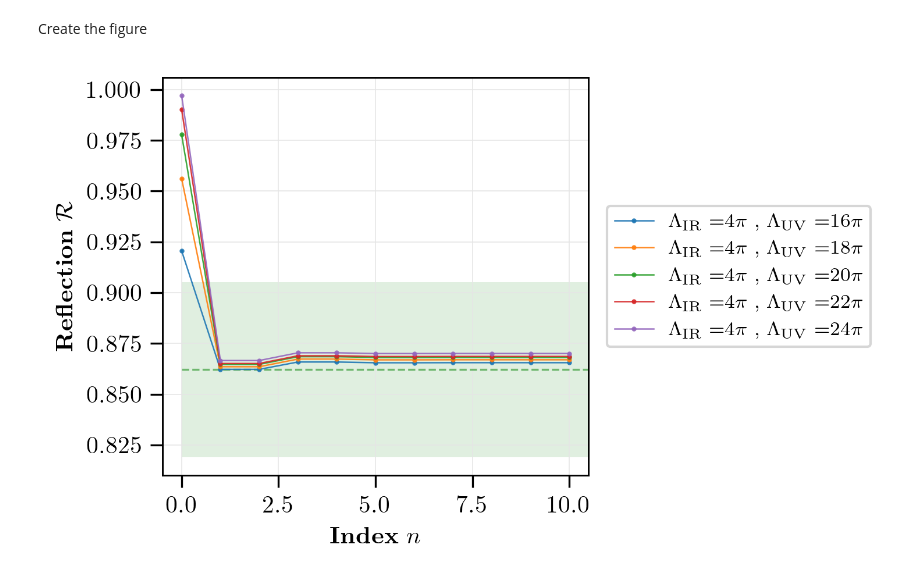
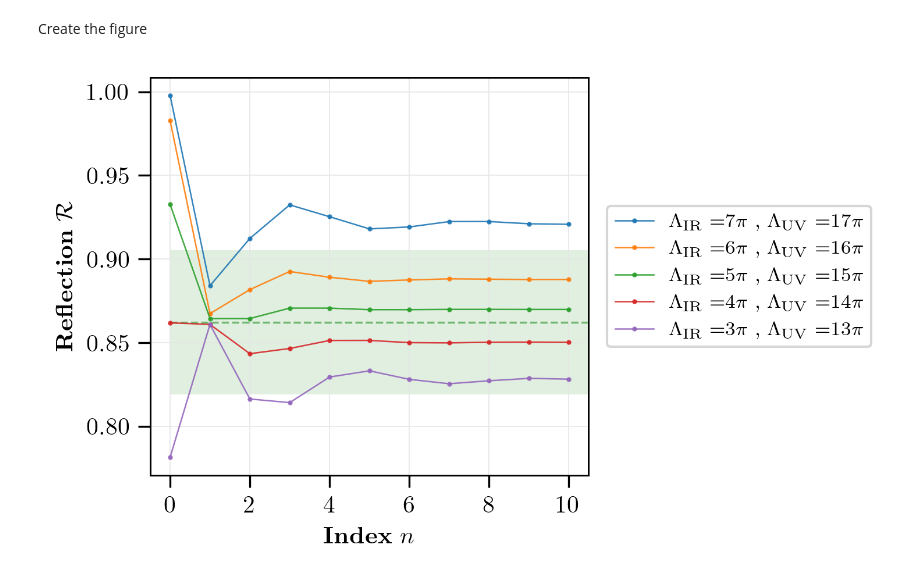
Before and after one commit to rpiron/waveguide-qed-simulator, a Jupyter notebook: single_photon_renormalization/notebooks/reflection_convergence_vs_n.ipynb, the cells around one changed output. Saved outputs shown, nothing was run; the diff lists cells and outputs as text; code cells hidden in the pictures.

```diff
--- a/single_photon_renormalization/notebooks/reflection_convergence_vs_n.ipynb
+++ b/single_photon_renormalization/notebooks/reflection_convergence_vs_n.ipynb
@@ -31,7 +31,7 @@ omega_A = 10*pi
 Gamma = 5*pi
 
 #Different photon frequencies
-omega_q_tab = [9*pi, 7.5*pi, 5*pi]
+omega_q_tab = [9*pi, 10*pi]
 
 #Incoming photons
 index_omega_q = 1
@@ -135,7 +135,7 @@ Create the figure
 # Figure setup (même ADN que ta figure de référence)
 fig, ax = plt.subplots(figsize=(5, 3), dpi=300)
 
-for i in range(len(frequency_windows)-5, len(frequency_windows)):
+for i in range(len(frequency_windows)-10, len(frequency_windows)-5):
     ax.plot(n_tab, coincidence_to_plot[i],
             marker="o",
             label = r'$\Lambda_{\rm IR}=$' + f'{round(frequency_windows[i][0]/pi)}$\\pi$ , ' + r'$\Lambda_{\rm UV}=$' + f'{round(frequency_windows[i][1]/pi)}$\\pi$',
@@ -158,31 +158,31 @@ ax.set_xlim([n_tab[0] - 0.5, n_tab[-1] + 0.5])
 ax.legend(
     prop={'size': 8},
     frameon=True,
     loc='center left',
     bbox_to_anchor=(1.02, 0.5)
 )
 
 
 # Labels
 ax.set_xlabel(r'\textbf{Index} $n$', fontsize=13)
 ax.set_ylabel(r'\textbf{Reflection} $\mathcal{R}$', fontsize=13)
 
 #grid
 ax.grid(color='0.9', linestyle='-', linewidth=0.4)
 
 # Tick appearance
 ax.tick_params(axis='both', which='major', length=5, width=0.8)
 ax.tick_params(axis='both', which='minor', length=3, width=0.6)
 
 #font size
 for item in [ax.xaxis.label, ax.yaxis.label]:
     item.set_fontsize(10)
 
 for item in (ax.get_xticklabels() + ax.get_yticklabels()):
     item.set_fontsize(10)
 
 plt.tight_layout()
 #plt.savefig(f'../results/fig/coincidence_vs_n_ir{int(ir_tab[0]/pi)}_{index_omega_q}.pdf')
 plt.show()
 # %% [output]
-[figure, old version]
+[figure, new version]
```
Also changed, not shown: 32 other files.
